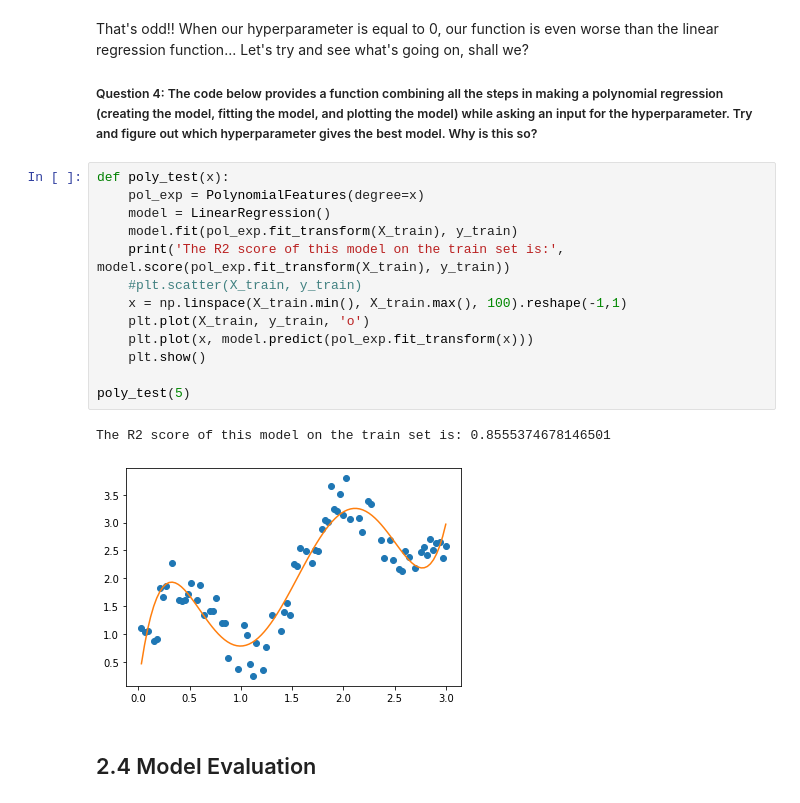
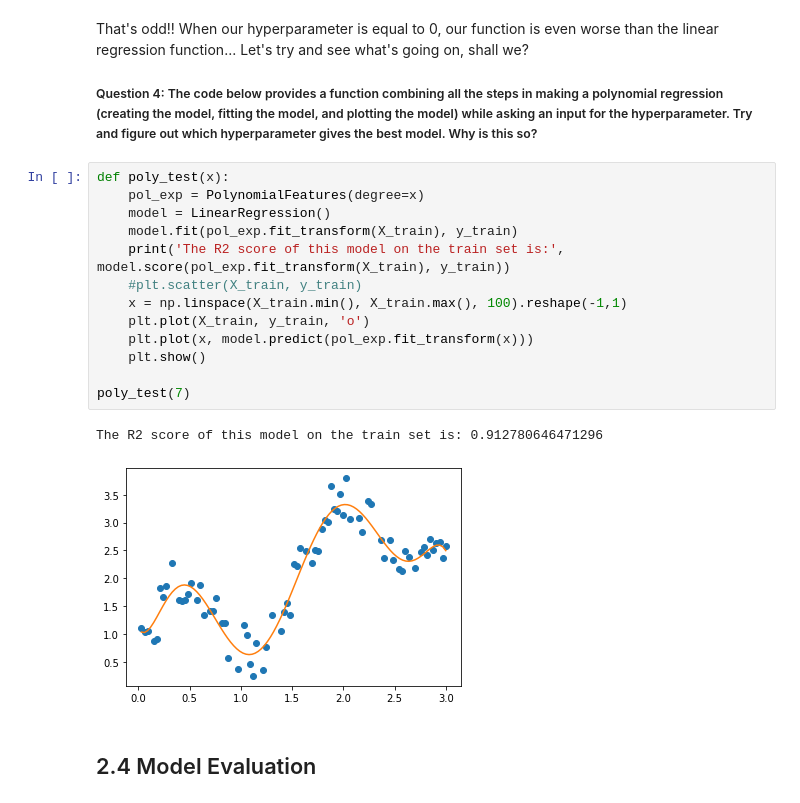
Before and after one commit to Yannick-VC/datascience1, a Jupyter notebook: chapters/ch3_polreg.ipynb, the cells around one changed output. Drawn from its saved outputs; the diff is of its cells as text.

```diff
--- a/chapters/ch3_polreg.ipynb
+++ b/chapters/ch3_polreg.ipynb
@@ -97,19 +97,19 @@ Let's try and see what's going on, shall we?
 # %%
 def poly_test(x):
     pol_exp = PolynomialFeatures(degree=x)
     model = LinearRegression()
     model.fit(pol_exp.fit_transform(X_train), y_train)
     print('The R2 score of this model on the train set is:', model.score(pol_exp.fit_transform(X_train), y_train))
     #plt.scatter(X_train, y_train)
     x = np.linspace(X_train.min(), X_train.max(), 100).reshape(-1,1)
     plt.plot(X_train, y_train, 'o')
     plt.plot(x, model.predict(pol_exp.fit_transform(x)))
     plt.show()
 
-poly_test(5)
+poly_test(7)
 # %% [output]
-The R2 score of this model on the train set is: 0.8555374678146501
+The R2 score of this model on the train set is: 0.912780646471296
-[figure, old version]
+[figure, new version]
 # %% [markdown]
 ## 2.4 Model Evaluation
 # %% [markdown]
```
Also changed, not shown: parts of 1 cell of this notebook, 8 other files.
